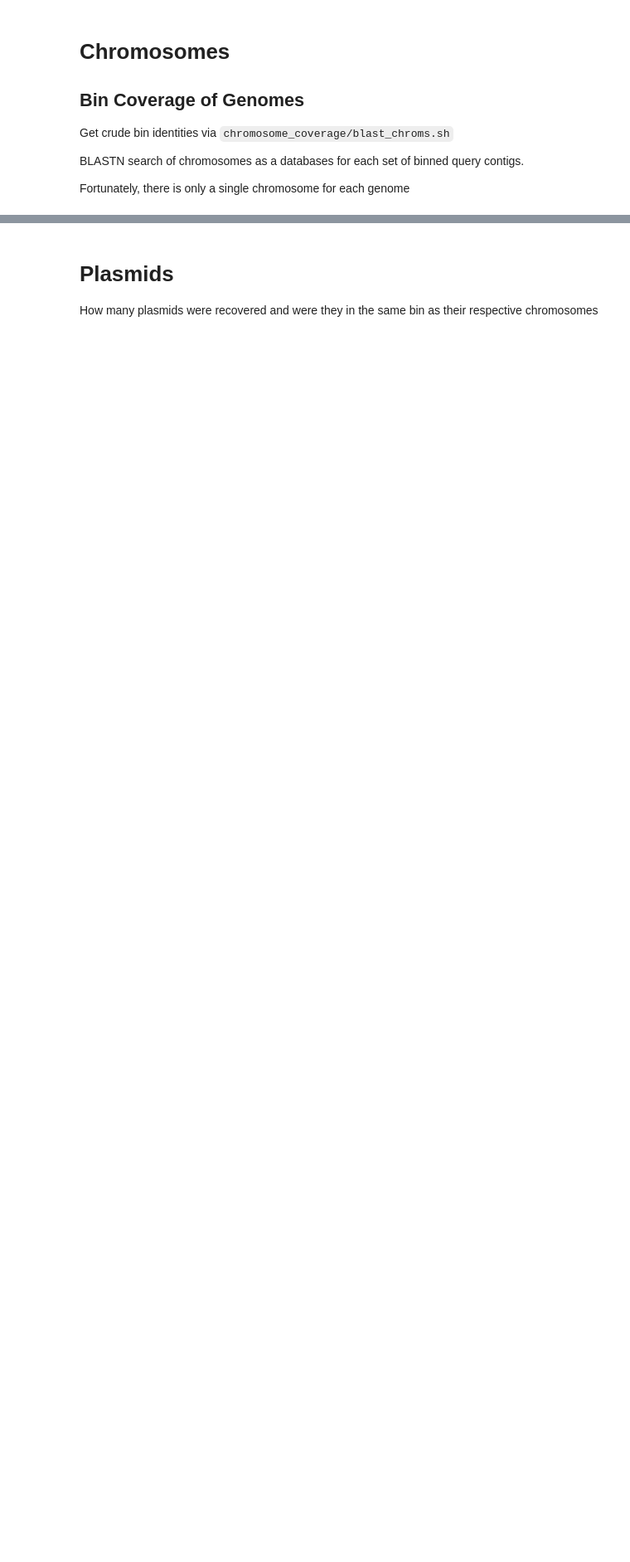
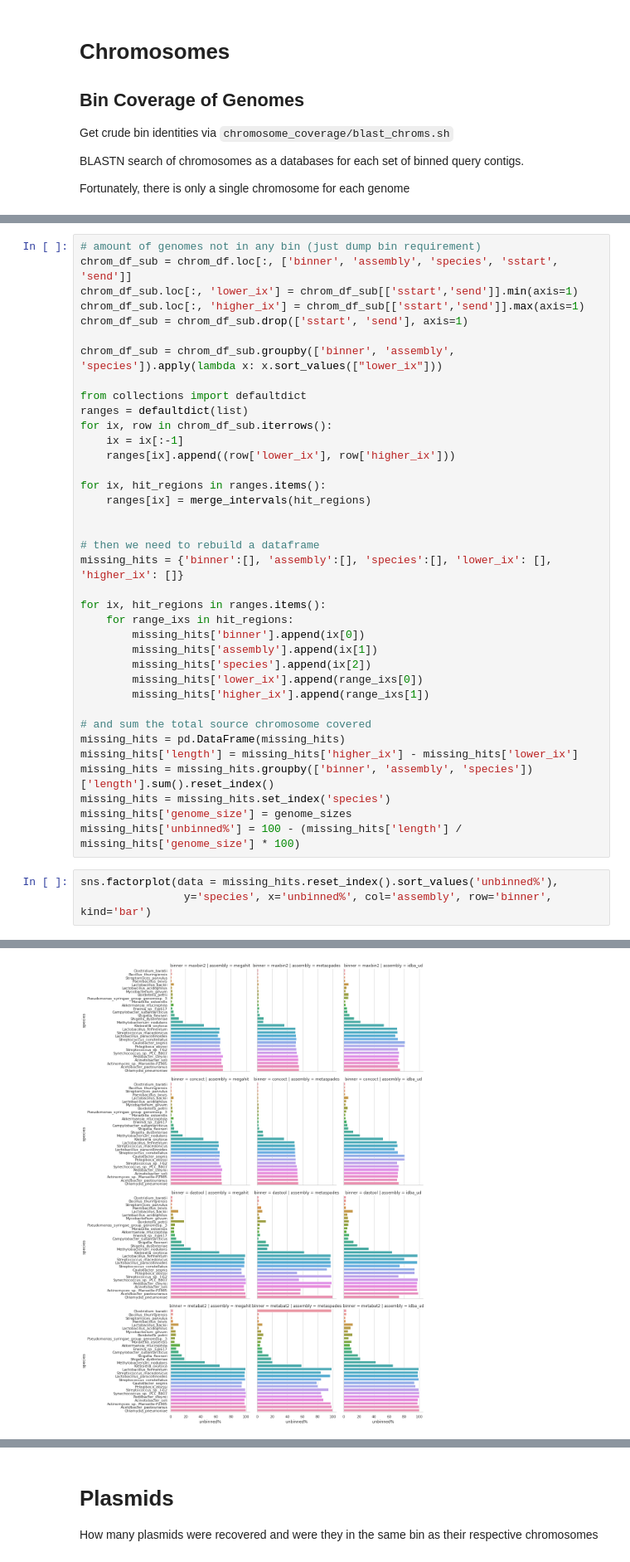
Before and after one commit to fmaguire/MAG_gi_plasmid_analysis, a Jupyter notebook: mag_assessment/assessment.ipynb, the cells around one changed output, grey strips where cells are left out. Shown: that part at 83% size. Cells and saved outputs as stored; diff of their text form; blank space fills up the shorter version.

```diff
--- a/mag_assessment/assessment.ipynb
+++ b/mag_assessment/assessment.ipynb
@@ -104,0 +209,41 @@ sns.catplot(kind = 'bar', data = binned_cov, col='bin', col_wrap=2, x='genome_pr
+# %%
+# amount of genomes not in any bin (just dump bin requirement)
+chrom_df_sub = chrom_df.loc[:, ['binner', 'assembly', 'species', 'sstart', 'send']]
+chrom_df_sub.loc[:, 'lower_ix'] = chrom_df_sub[['sstart','send']].min(axis=1)
+chrom_df_sub.loc[:, 'higher_ix'] = chrom_df_sub[['sstart','send']].max(axis=1)
+chrom_df_sub = chrom_df_sub.drop(['sstart', 'send'], axis=1)
+
+chrom_df_sub = chrom_df_sub.groupby(['binner', 'assembly', 'species']).apply(lambda x: x.sort_values(["lower_ix"]))
+
+from collections import defaultdict
+ranges = defaultdict(list)
+for ix, row in chrom_df_sub.iterrows():
+    ix = ix[:-1]
+    ranges[ix].append((row['lower_ix'], row['higher_ix']))
+
+for ix, hit_regions in ranges.items():
+    ranges[ix] = merge_intervals(hit_regions)
+
+
+# then we need to rebuild a dataframe
+missing_hits = {'binner':[], 'assembly':[], 'species':[], 'lower_ix': [], 'higher_ix': []}
+
+for ix, hit_regions in ranges.items():
+    for range_ixs in hit_regions:
+        missing_hits['binner'].append(ix[0])
+        missing_hits['assembly'].append(ix[1])
+        missing_hits['species'].append(ix[2])
+        missing_hits['lower_ix'].append(range_ixs[0])
+        missing_hits['higher_ix'].append(range_ixs[1])
+
+# and sum the total source chromosome covered
+missing_hits = pd.DataFrame(missing_hits)
+missing_hits['length'] = missing_hits['higher_ix'] - missing_hits['lower_ix']
+missing_hits = missing_hits.groupby(['binner', 'assembly', 'species'])['length'].sum().reset_index()
+missing_hits = missing_hits.set_index('species')
+missing_hits['genome_size'] = genome_sizes
+missing_hits['unbinned%'] = 100 - (missing_hits['length'] / missing_hits['genome_size'] * 100)
+# %%
+sns.factorplot(data = missing_hits.reset_index().sort_values('unbinned%'),
+                y='species', x='unbinned%', col='assembly', row='binner', kind='bar')
+# %% [output]
@@ -104,0 +251 @@ sns.catplot(kind = 'bar', data = binned_cov, col='bin', col_wrap=2, x='genome_pr
+[figure, added]
```
Also changed, not shown: parts of 43 cells of this notebook, 8 other files.
